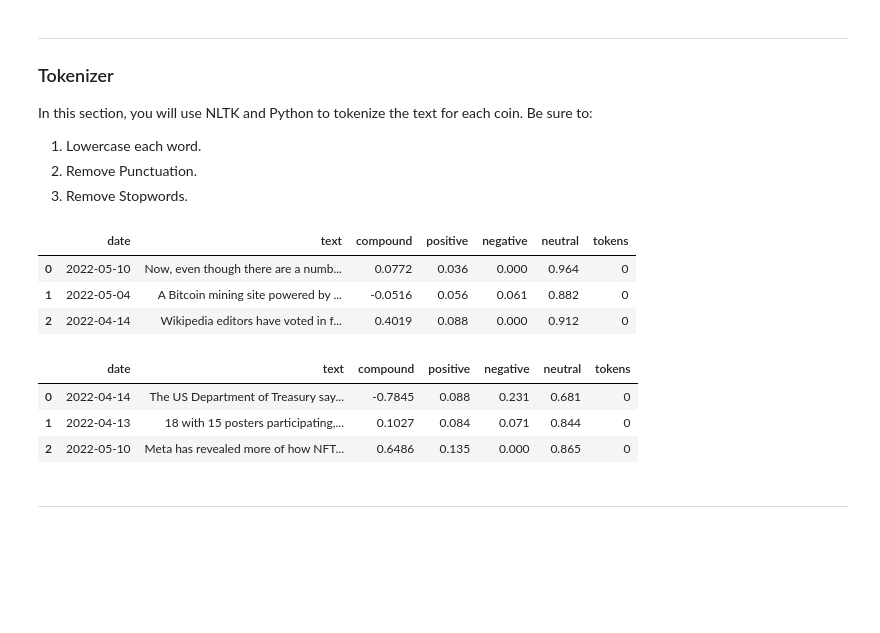
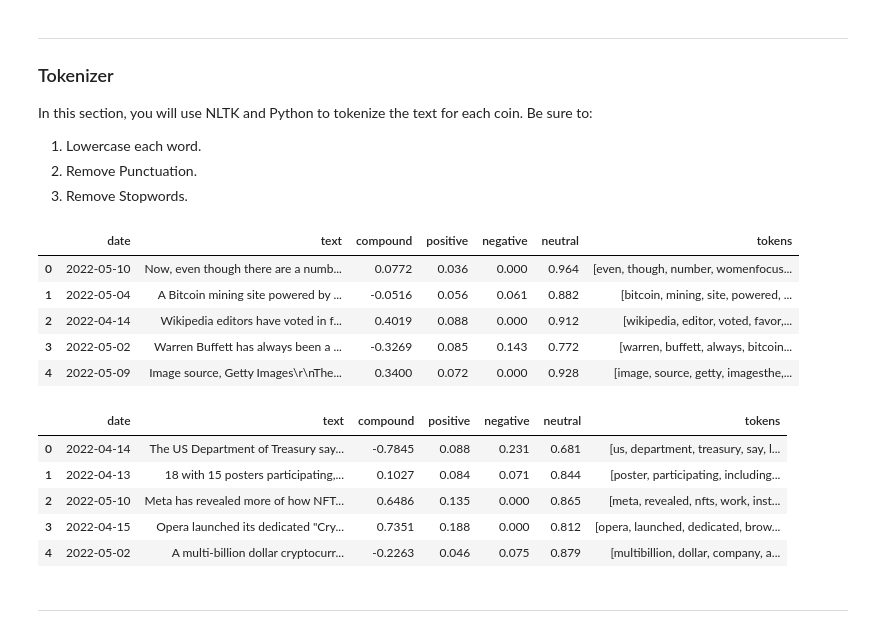
Before and after one commit to adamgulyas/btc-eth-sentiment-analysis, a Jupyter notebook: crypto_sentiment.ipynb, the cells around one changed output. Saved outputs shown, nothing was run; the diff lists cells and outputs as text; code cells hidden in the pictures; blank space fills up the shorter version.

```diff
--- a/crypto_sentiment.ipynb
+++ b/crypto_sentiment.ipynb
@@ -76,17 +90,3 @@ newsapi = NewsApiClient(api_key=api_key)
-# %%
-# Fetch the Bitcoin news articles
-btc_news = newsapi.get_everything(
-    q='bitcoin',
-    language='en',
-    sort_by='relevancy'
-)
-
-# Fetch the Ethereum news articles
-eth_news = newsapi.get_everything(
-    q='ethereum',
-    language='en',
-    sort_by='relevancy'
-)
 # %%
 # Create the Bitcoin sentiment scores DataFrame
 btc_df = create_sentiment_df(btc_news)
@@ -202,22 +200,26 @@ def tokenize(text):
     return output
 # %%
 # Create a new tokens column for Bitcoin
-btc_df['tokens'] = 0
-btc_df.head(3)
+btc_df['tokens'] = [tokenize(text) for text in btc_df['text']]
+btc_df.head()
 # %% [output]
 |  | date | text | compound | positive | negative | neutral | tokens |
-| 0 | 2022-05-10 | Now, even though there are a numb... | 0.0772 | 0.036 | 0.000 | 0.964 | 0 |
-| 1 | 2022-05-04 | A Bitcoin mining site powered by ... | -0.0516 | 0.056 | 0.061 | 0.882 | 0 |
-| 2 | 2022-04-14 | Wikipedia editors have voted in f... | 0.4019 | 0.088 | 0.000 | 0.912 | 0 |
+| 0 | 2022-05-10 | Now, even though there are a numb... | 0.0772 | 0.036 | 0.000 | 0.964 | [even, though, number, womenfocus... |
+| 1 | 2022-05-04 | A Bitcoin mining site powered by ... | -0.0516 | 0.056 | 0.061 | 0.882 | [bitcoin, mining, site, powered, ... |
+| 2 | 2022-04-14 | Wikipedia editors have voted in f... | 0.4019 | 0.088 | 0.000 | 0.912 | [wikipedia, editor, voted, favor,... |
+| 3 | 2022-05-02 | Warren Buffett has always been a ... | -0.3269 | 0.085 | 0.143 | 0.772 | [warren, buffett, always, bitcoin... |
+| 4 | 2022-05-09 | Image source, Getty Images\r\nThe... | 0.3400 | 0.072 | 0.000 | 0.928 | [image, source, getty, imagesthe,... |
 # %%
 # Create a new tokens column for Ethereum
-eth_df['tokens'] = 0
-eth_df.head(3)
+eth_df['tokens'] = [tokenize(text) for text in eth_df['text']]
+eth_df.head()
 # %% [output]
 |  | date | text | compound | positive | negative | neutral | tokens |
-| 0 | 2022-04-14 | The US Department of Treasury say... | -0.7845 | 0.088 | 0.231 | 0.681 | 0 |
-| 1 | 2022-04-13 | 18 with 15 posters participating,... | 0.1027 | 0.084 | 0.071 | 0.844 | 0 |
-| 2 | 2022-05-10 | Meta has revealed more of how NFT... | 0.6486 | 0.135 | 0.000 | 0.865 | 0 |
+| 0 | 2022-04-14 | The US Department of Treasury say... | -0.7845 | 0.088 | 0.231 | 0.681 | [us, department, treasury, say, l... |
+| 1 | 2022-04-13 | 18 with 15 posters participating,... | 0.1027 | 0.084 | 0.071 | 0.844 | [poster, participating, including... |
+| 2 | 2022-05-10 | Meta has revealed more of how NFT... | 0.6486 | 0.135 | 0.000 | 0.865 | [meta, revealed, nfts, work, inst... |
+| 3 | 2022-04-15 | Opera launched its dedicated "Cry... | 0.7351 | 0.188 | 0.000 | 0.812 | [opera, launched, dedicated, brow... |
+| 4 | 2022-05-02 | A multi-billion dollar cryptocurr... | -0.2263 | 0.046 | 0.075 | 0.879 | [multibillion, dollar, company, a... |
 # %% [markdown]
 ---
 # %% [markdown]
```
Also changed, not shown: parts of 27 cells of this notebook, 3 other files.
